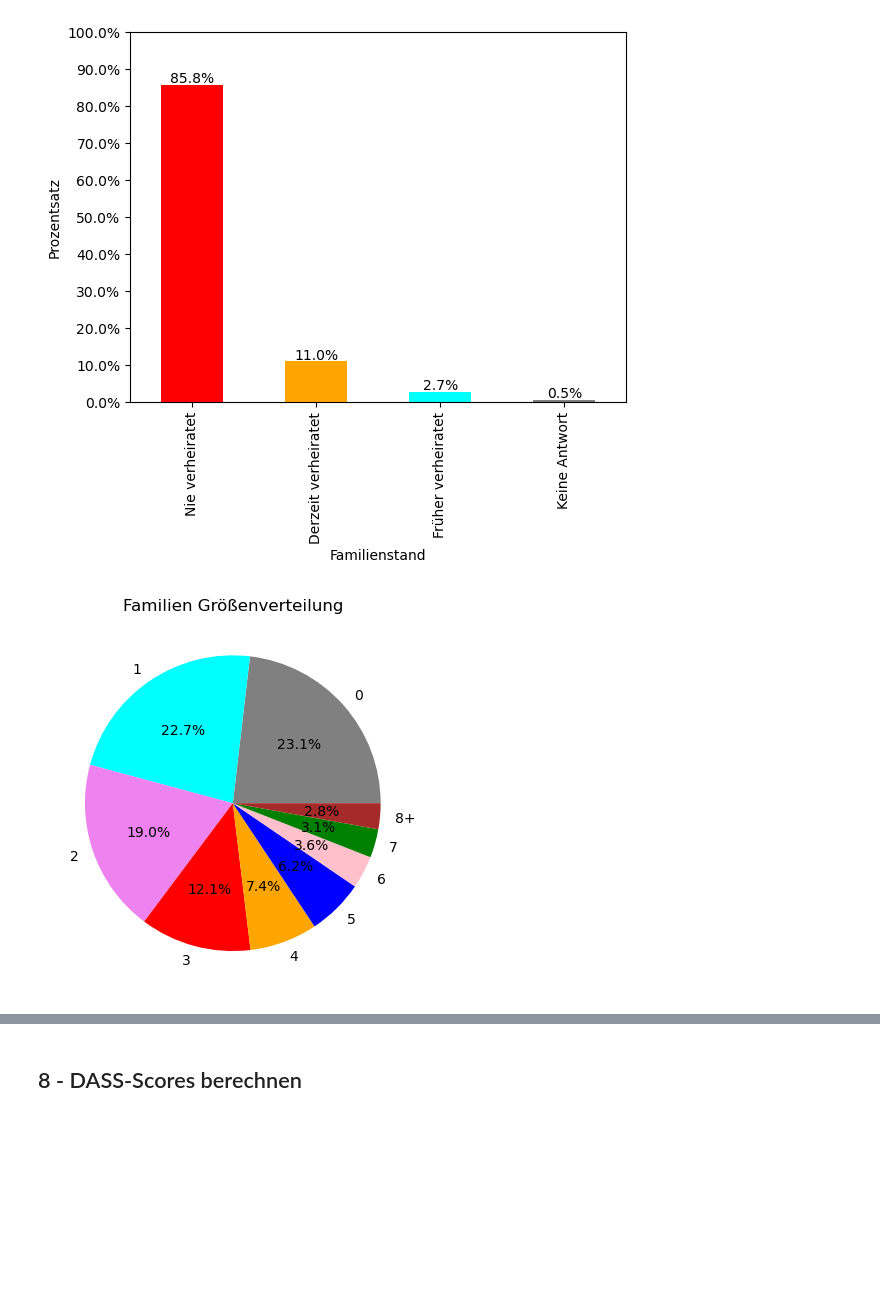
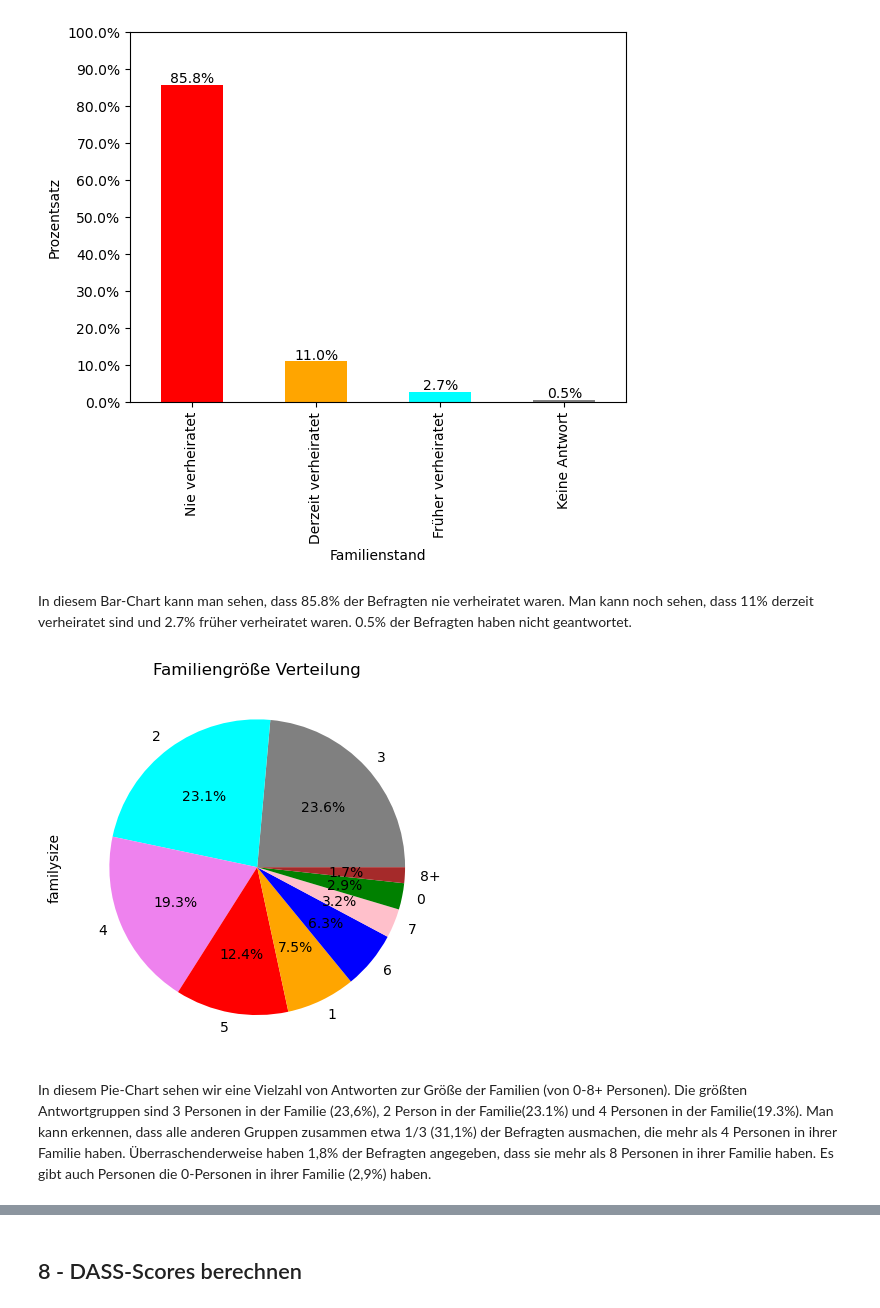
Before and after one commit to wi21b030/Mental-Health, a Jupyter notebook: Mental-Health.ipynb, the cells around one changed output, grey strips where cells are left out. Cells and saved outputs as stored; diff of their text form; code cells hidden in the pictures; blank space fills up the shorter version.

```diff
--- a/Mental-Health.ipynb
+++ b/Mental-Health.ipynb
@@ -482,15 +472,19 @@ for i, v in enumerate(married_percent):
 plt.show()
 # %% [output]
 [figure]
+# %% [markdown]
+In diesem Bar-Chart kann man sehen, dass 85.8% der Befragten nie verheiratet waren. Man kann noch sehen, dass 11% derzeit verheiratet sind und 2.7% früher verheiratet waren. 0.5% der Befragten haben nicht geantwortet.
 # %%
-family_size = data['familysize'].dropna()
-family_size = family_size.apply(lambda x: '8+' if isinstance(x, int) and x >= 8 else str(x))
-labels = ['0', '1', '2', '3', '4', '5', '6', '7', '8+']
-plt.pie(family_size.value_counts(), labels=labels, autopct='%1.1f%%', colors=['grey', 'cyan', 'violet', 'red', 'orange', 'blue', 'pink', 'green', 'brown'])
-plt.title('Familien Größenverteilung')
+family_size = data['familysize'].map({0: '0', 1: '1', 2: '2', 3: '3', 4: '4', 5: '5', 6: '6', 7: '7', 8: '8+', np.nan: np.nan})
+family_size.apply(lambda x: '8+' if isinstance(x, int) and x >= 8 else str(x))
+family_size_percent = family_size.value_counts(normalize=True)*100
+ax = family_size_percent.plot(kind="pie", autopct='%1.1f%%', colors=['grey', 'cyan', 'violet', 'red', 'orange', 'blue', 'pink', 'green', 'brown'])
+ax.set_title("Familiengröße Verteilung")
 plt.show()
 # %% [output]
-[figure, old version]
+[figure, new version]
+# %% [markdown]
+In diesem Pie-Chart sehen wir eine Vielzahl von Antworten zur Größe der Familien (von 0-8+ Personen). Die größten Antwortgruppen sind 3 Personen in der Familie (23,6%), 2 Person in der Familie(23.1%) und 4 Personen in der Familie(19.3%). Man kann erkennen, dass alle anderen Gruppen zusammen etwa 1/3 (31,1%) der Befragten ausmachen, die mehr als 4 Personen in ihrer Familie haben. Überraschenderweise haben 1,8% der Befragten angegeben, dass sie mehr als 8 Personen in ihrer Familie haben. Es gibt auch Personen die 0-Personen in ihrer Familie (2,9%) haben.
 # %%
 data['major_category'] = data['major'].apply(lambda x: 'Non-NaN' if x is not None and x == x else 'NaN')
 major_counts = data['major_category'].value_counts()
```
Also changed, not shown: parts of 26 cells of this notebook, 1 other file.
